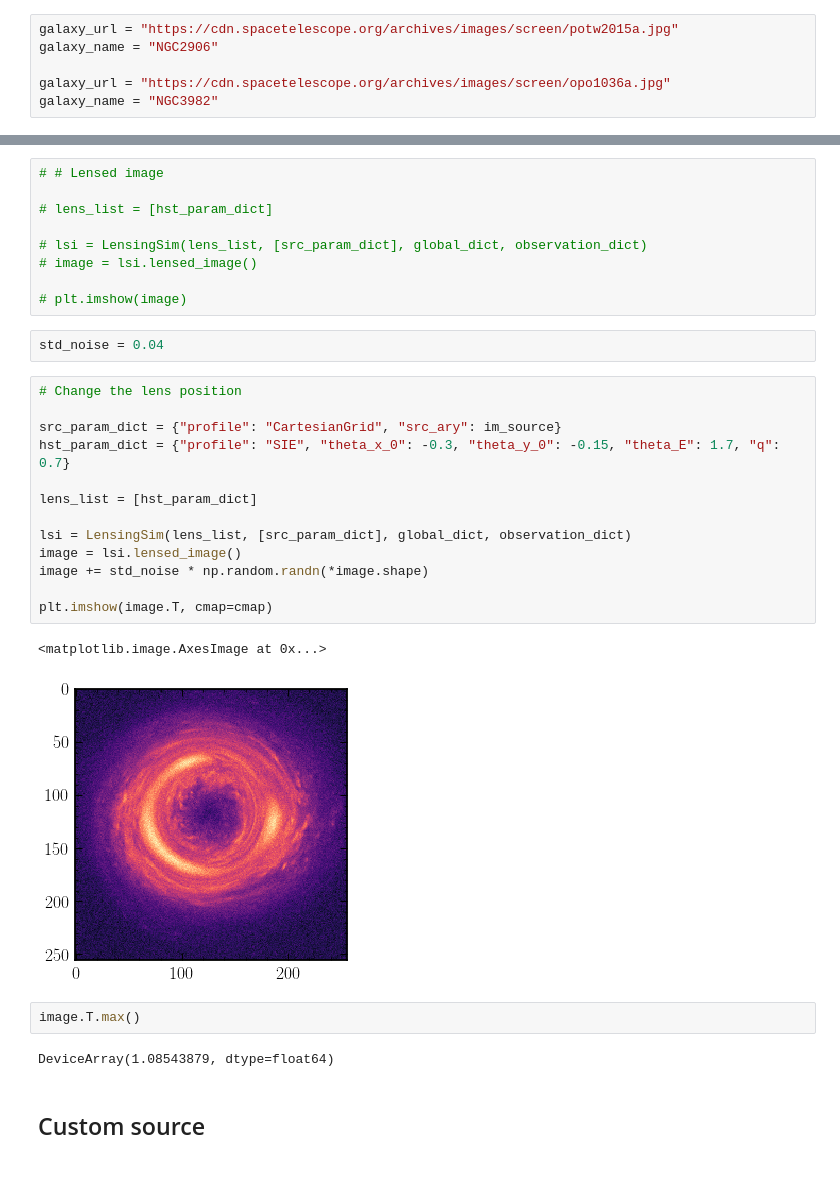
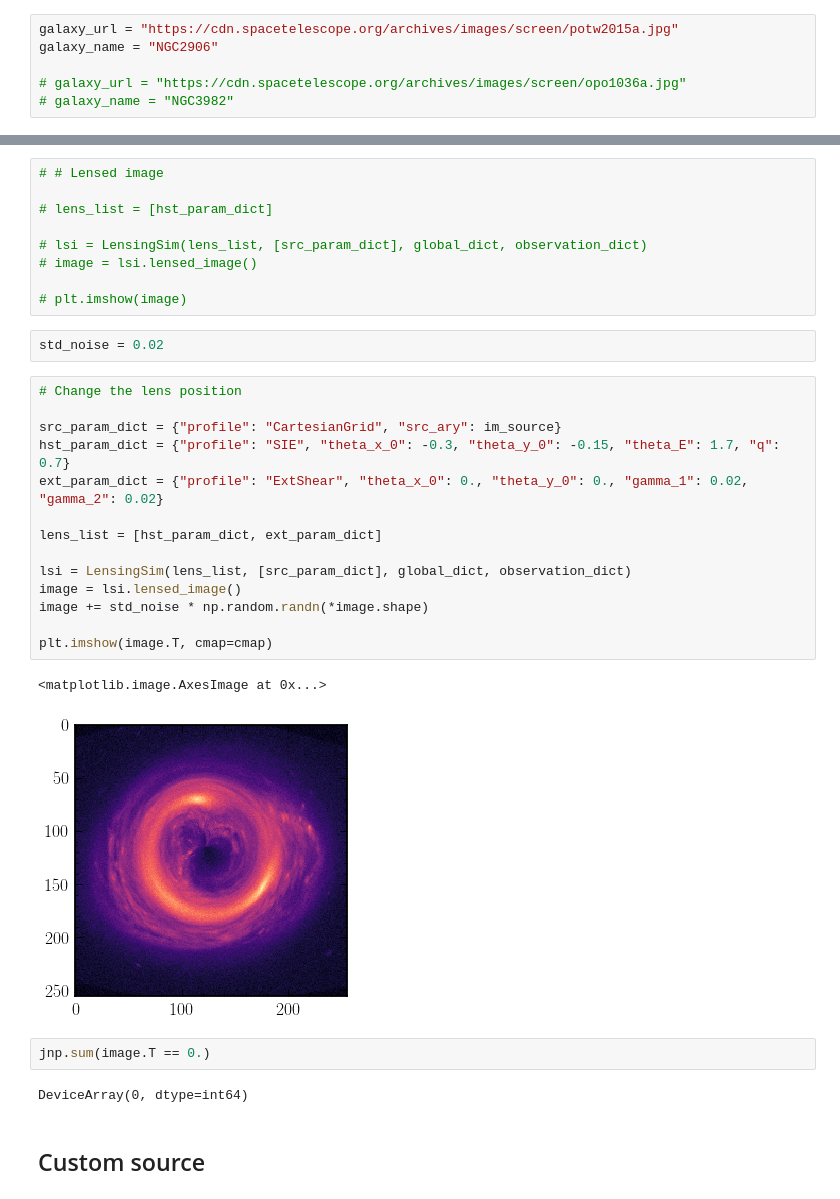
Before and after one commit to smsharma/lensing-neural-fields, a Jupyter notebook: notebooks/nerf_probabilistic_lens.ipynb, the cells around one changed output, grey strips where cells are left out. Drawn from its saved outputs; the diff is of its cells as text.

Commit message:
Added external shear to lens model; 6-param lens model now

```diff
--- a/notebooks/nerf_probabilistic_lens.ipynb
+++ b/notebooks/nerf_probabilistic_lens.ipynb
@@ -113,8 +116,8 @@ plt.imshow(im_source, cmap=cmap)
 galaxy_url = "https://cdn.spacetelescope.org/archives/images/screen/potw2015a.jpg"
 galaxy_name = "NGC2906"
 
-galaxy_url = "https://cdn.spacetelescope.org/archives/images/screen/opo1036a.jpg"
-galaxy_name = "NGC3982"
+# galaxy_url = "https://cdn.spacetelescope.org/archives/images/screen/opo1036a.jpg"
+# galaxy_name = "NGC3982"
 # %%
 request.urlretrieve(galaxy_url, "{}.jpg".format(galaxy_name))
 im_source = np.asarray(Image.open("{}.jpg".format(galaxy_name)).convert('L'))
@@ -135,27 +138,28 @@ im_source = resize(im_source, (n_xy, n_xy), anti_aliasing=True)
 
 # plt.imshow(image)
 # %%
-std_noise = 0.04
+std_noise = 0.02
 # %%
 # Change the lens position
 
 src_param_dict = {"profile": "CartesianGrid", "src_ary": im_source}
 hst_param_dict = {"profile": "SIE", "theta_x_0": -0.3, "theta_y_0": -0.15, "theta_E": 1.7, "q": 0.7}
+ext_param_dict = {"profile": "ExtShear", "theta_x_0": 0., "theta_y_0": 0., "gamma_1": 0.02, "gamma_2": 0.02}
 
-lens_list = [hst_param_dict]
+lens_list = [hst_param_dict, ext_param_dict]
 
 lsi = LensingSim(lens_list, [src_param_dict], global_dict, observation_dict)
 image = lsi.lensed_image()
 image += std_noise * np.random.randn(*image.shape)
 
 plt.imshow(image.T, cmap=cmap)
 # %% [output]
 <matplotlib.image.AxesImage at 0x...>
-[figure, old version]
+[figure, new version]
 # %%
-image.T.max()
+jnp.sum(image.T == 0.)
 # %% [output]
-DeviceArray(1.08543879, dtype=float64)
+DeviceArray(0, dtype=int64)
 # %% [markdown]
 ## Custom source
 # %%
```
Also changed, not shown: parts of 30 cells of this notebook, 3 other files.
